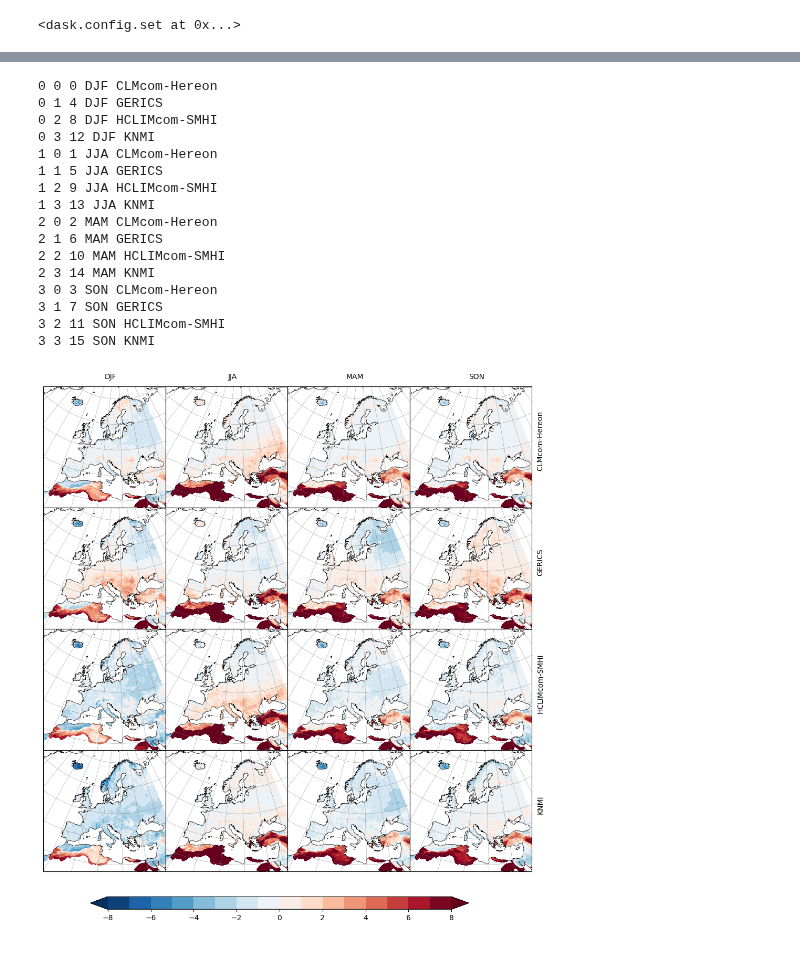
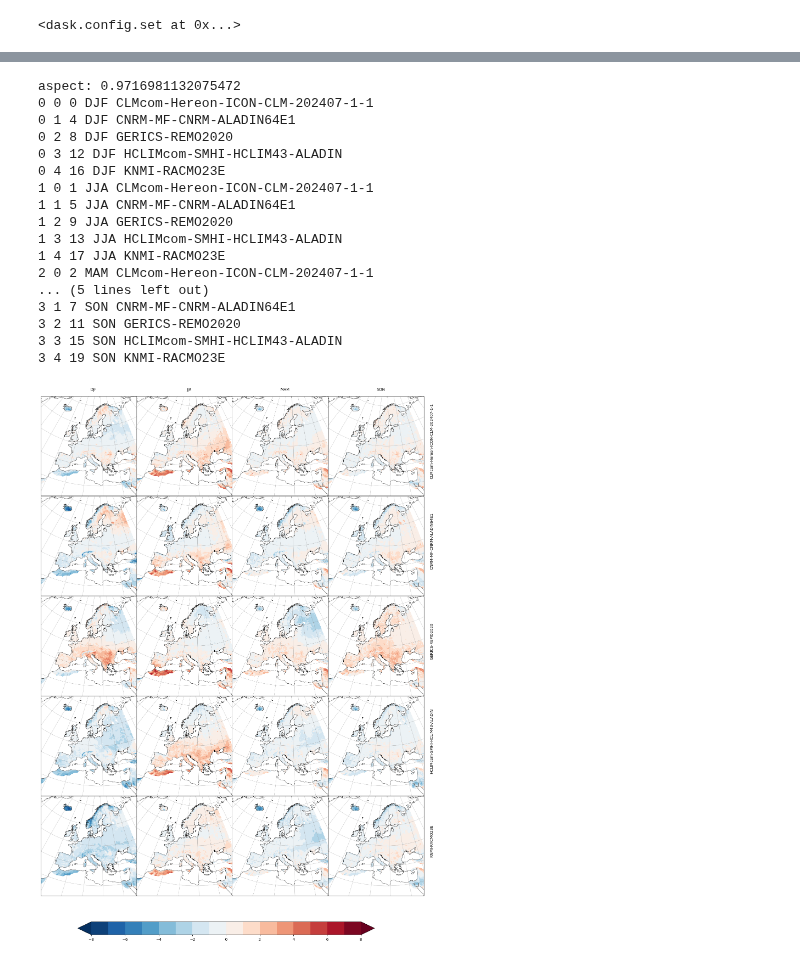
Before and after one commit to euro-cordex/joint-evaluation, a Jupyter notebook: eval-book/eobs.ipynb, the cells around one changed output, grey strips where cells are left out. Saved outputs shown, nothing was run; the diff lists cells and outputs as text; code cells hidden in the pictures.

```diff
--- a/eval-book/eobs.ipynb
+++ b/eval-book/eobs.ipynb
@@ -28,12 +28,16 @@ client
 def add_bounds(ds):
     if "longitude" not in ds.cf.bounds and "latitude" not in ds.cf.bounds:
         ds = cx.transform_bounds(ds, trg_dims=("vertices_lon", "vertices_lat"))
+    lon_bounds = ds.cf.get_bounds("longitude")
+    lat_bounds = ds.cf.get_bounds("latitude")
+    bounds_dim = [dim for dim in lon_bounds.dims if dim not in ds.indexes][0]
+    # reshape bounds for xesmf
     ds = ds.assign_coords(
         lon_b=cfxr.bounds_to_vertices(
-            ds.vertices_lon, bounds_dim="vertices", order="counterclockwise"
+            lon_bounds, bounds_dim=bounds_dim, order="counterclockwise"
         ),
         lat_b=cfxr.bounds_to_vertices(
-            ds.vertices_lat, bounds_dim="vertices", order="counterclockwise"
+            lat_bounds, bounds_dim=bounds_dim, order="counterclockwise"
         ),
     )
     return ds
@@ -51,8 +55,8 @@ def mask_with_sftlf(ds, sftlf=None):
     return ds
 
 
-def open_datasets(variables, frequency="mon", mask=True, add_missing_bounds=True):
-    catalog = get_source_collection(variables, frequency, add_fx=["areacella", "sftlf"])
+def open_datasets(variables, frequency="mon", mask=True, add_missing_bounds=True, **kwargs):
+    catalog = get_source_collection(variables, frequency, add_fx=["areacella", "sftlf"], **kwargs)
     dsets = open_and_sort(catalog, merge=True)
     if mask is True:
         for ds in dsets.values():
@@ -101,6 +105,17 @@ def regrid_dsets(dsets, target_grid, method="bilinear"):
             print(regridder)
             dsets[dset_id] = regrid(ds, regridder)
     return dsets
+
+
+def mask_invalid(ds, vars=None, threshold=0.1):
+    if isinstance(vars, str):
+        vars = [vars]
+    if vars is None:
+        var = list(ds.data_vars)
+    for var in vars:
+        var_nan = ds[var].isnull().sum(dim="time") / ds.time.size
+        ds[var] = ds[var].where(var_nan < threshold)
+    return ds
 # %%
-dsets = open_datasets(["tas"], frequency="mon")
+dsets = open_datasets(["tas"], frequency="mon", mip_era="CMIP6", add_missing_bounds=True)
 # %% [output]
@@ -132,2 +153,7 @@ Periodic in longitude?      False
 CORDEX.EUR-12.KNMI.ERA5.evaluation.r1i1p1f1.RACMO23E.v1-r1.v20241216
+# %%
+period = slice("1980", "2020")
+
+eobs = obs.eobs(add_mask=False).sel(time=period)
+eobs = mask_invalid(eobs, vars="tg", threshold=0.1)
 # %%
@@ -178,13 +203,13 @@ variable = "tas"
 
 diffs = {
     dset_id: seasonal_mean(ds[[variable]].sel(time=period)).compute()
-    - (eobs_seasmean + 273.5)
+    - (eobs_seasmean + 273.15)
     for dset_id, ds in dsets.items()
 }
 seasonal_bias = xr.concat(
     list(diffs.values()),
     dim=xr.DataArray(
-        list(map(lambda x: short_iid(x, ["institution_id"]), diffs.keys())),
+        list(map(lambda x: short_iid(x, ["institution_id", "source_id"], delimiter="-"), diffs.keys())),
         dims="dset_id",
     ),
     compat="override",
@@ -204,7 +247,7 @@ nrows = ds.dset_id.size
 ncols = ds.season.size
 
 aspect = ds.cf.dims["Y"] / ds.cf.dims["X"]
-
+print(f"aspect: {aspect}")
 # ds = diffs.where(~diffs.isnull(), drop=True)
 tas = ds.tas
 # pole = ds.cf["grid_mapping"]
@@ -220,11 +263,11 @@ fig, axs = plt.subplots(
     nrows=nrows,
     ncols=ncols,
     subplot_kw={"projection": projection},
-    figsize=(12, 12),
+    figsize=(18, 18*1.05*nrows/ncols),
     sharex=True,
     sharey=True,
     gridspec_kw={"wspace": 0, "hspace": 0},
-    #  aspect_ratio=0.97,
+  #  aspect_ratio=0.97,
 )
 
 # plt.subplots_adjust(wspace=0, hspace=0)
@@ -306,47 +349,48 @@ for i, season in enumerate(ds.season.values):
         # if i == 0:
         # axs[pos].set_title(season)
         #    axs[pos].set_xlabel(dset_id)
         #    axs[pos].set_xticks(range(-180, 180, 10), crs=ccrs.PlateCarree())
         # lon_formatter = cticker.LongitudeFormatter()
         # axs[i].xaxis.set_major_formatter(lon_formatter)
         lon_formatter = LongitudeFormatter(zero_direction_label=True)
         lat_formatter = LatitudeFormatter()
         axs[pos].xaxis.set_major_formatter(lon_formatter)
         axs[pos].yaxis.set_major_formatter(lat_formatter)
 
         # # Latitude labels
         # axs[pos].set_yticks(range(-90, 90, 10), crs=ccrs.PlateCarree())
         # lat_formatter = cticker.LatitudeFormatter()
         # axs[i].yaxis.set_major_formatter(lat_formatter)
 
 # plt.subplots_adjust(wspace=0, hspace=0)
 
 # Adjust the location of the subplots on the page to make room for the colorbar
 # fig.subplots_adjust(bottom=0.1, top=0.9, left=0.1, right=0.9, wspace=0.08, hspace=0.08)
 
 # Add a colorbar axis at the bottom of the graph
 cbar_ax = fig.add_axes([0.2, 0.05, 0.6, 0.02])
 
 # Draw the colorbar
 cbar = fig.colorbar(cs, cax=cbar_ax, orientation="horizontal")
 
 # Add a big title at the top
 # plt.suptitle('SubX Week 1 2m Temperature Anomalies ($^\circ$C): Apr 16, 2020 Initialized Forecasts')
 # %% [output]
-0 0 0 DJF CLMcom-Hereon
-0 1 4 DJF GERICS
-0 2 8 DJF HCLIMcom-SMHI
-0 3 12 DJF KNMI
-1 0 1 JJA CLMcom-Hereon
-1 1 5 JJA GERICS
-1 2 9 JJA HCLIMcom-SMHI
-1 3 13 JJA KNMI
-2 0 2 MAM CLMcom-Hereon
-2 1 6 MAM GERICS
-2 2 10 MAM HCLIMcom-SMHI
-2 3 14 MAM KNMI
-3 0 3 SON CLMcom-Hereon
-3 1 7 SON GERICS
-3 2 11 SON HCLIMcom-SMHI
-3 3 15 SON KNMI
+aspect: 0.9716981132075472
+0 0 0 DJF CLMcom-Hereon-ICON-CLM-202407-1-1
+0 1 4 DJF CNRM-MF-CNRM-ALADIN64E1
+0 2 8 DJF GERICS-REMO2020
+0 3 12 DJF HCLIMcom-SMHI-HCLIM43-ALADIN
+0 4 16 DJF KNMI-RACMO23E
+1 0 1 JJA CLMcom-Hereon-ICON-CLM-202407-1-1
+1 1 5 JJA CNRM-MF-CNRM-ALADIN64E1
+1 2 9 JJA GERICS-REMO2020
+1 3 13 JJA HCLIMcom-SMHI-HCLIM43-ALADIN
+1 4 17 JJA KNMI-RACMO23E
+2 0 2 MAM CLMcom-Hereon-ICON-CLM-202407-1-1
+... (5 lines left out)
+3 1 7 SON CNRM-MF-CNRM-ALADIN64E1
+3 2 11 SON GERICS-REMO2020
+3 3 15 SON HCLIMcom-SMHI-HCLIM43-ALADIN
+3 4 19 SON KNMI-RACMO23E
-[figure, old version]
+[figure, new version]
```
Also changed, not shown: parts of 8 cells of this notebook.
